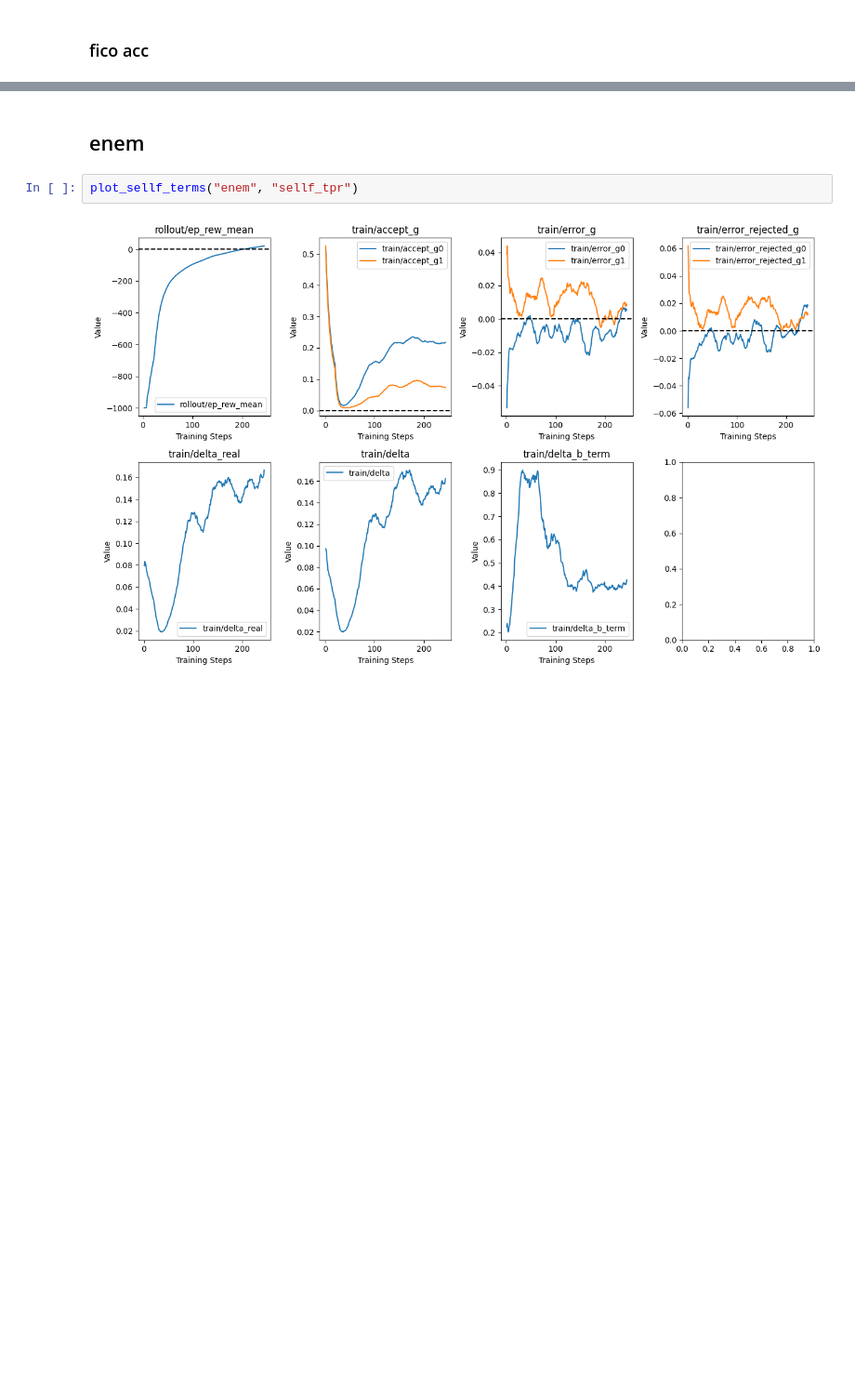
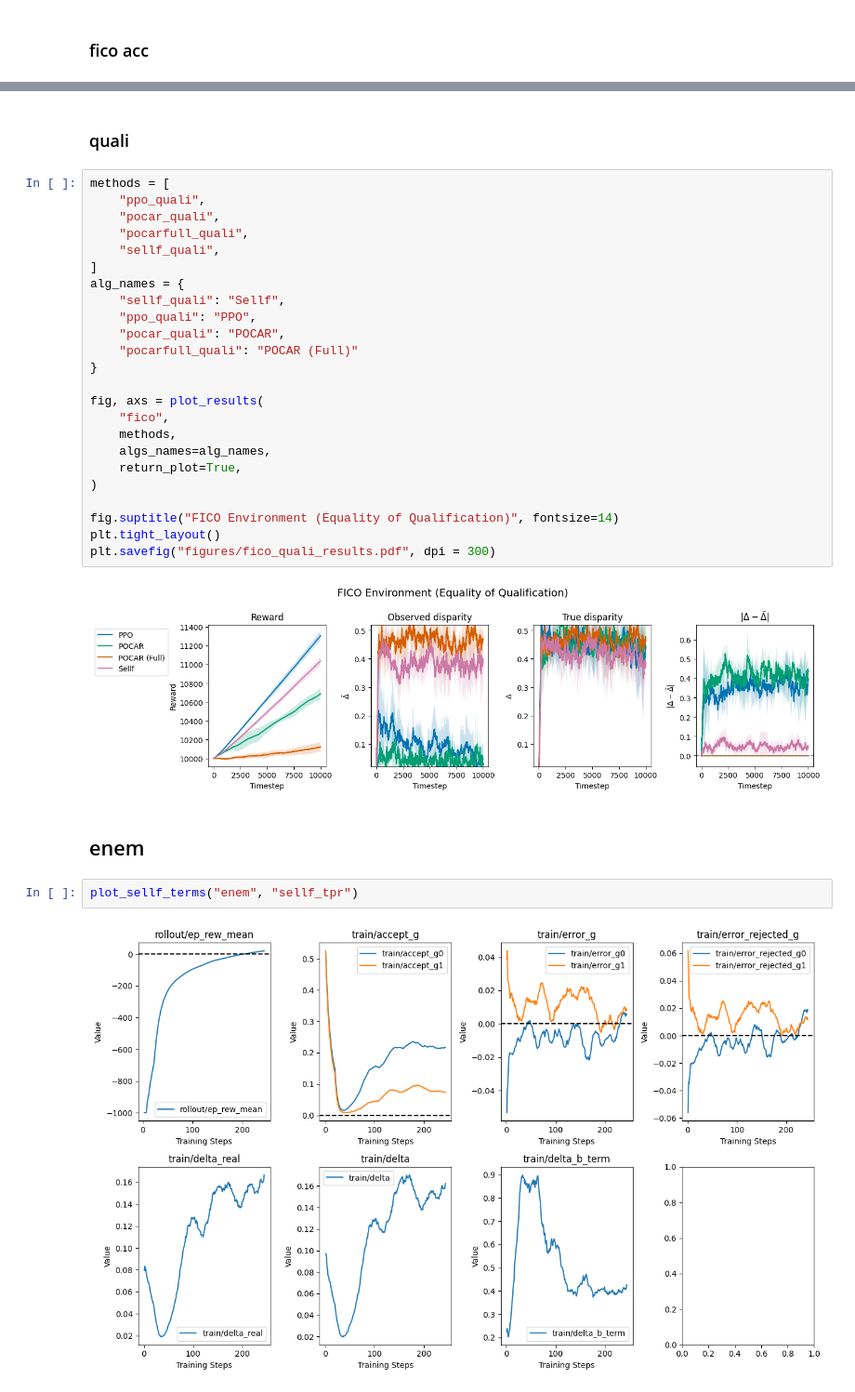
Before and after one commit to hiaac-finance/sellf, a Jupyter notebook: lending_experiment/plots.ipynb, the cells around one changed output, grey strips where cells are left out. Shown at 93% size. Saved outputs shown, nothing was run; the diff lists cells and outputs as text; blank space fills up the shorter version.

```diff
--- a/lending_experiment/plots.ipynb
+++ b/lending_experiment/plots.ipynb
@@ -249,3 +245,31 @@ plt.savefig("fico_acc_results.pdf", dpi = 300)
+# %% [markdown]
+### quali
+# %%
+methods = [
+    "ppo_quali",
+    "pocar_quali",
+    "pocarfull_quali",
+    "sellf_quali",
+]
+alg_names = {
+    "sellf_quali": "Sellf",
+    "ppo_quali": "PPO",
+    "pocar_quali": "POCAR",
+    "pocarfull_quali": "POCAR (Full)"
+}
+
+fig, axs = plot_results(
+    "fico",
+    methods,
+    algs_names=alg_names,
+    return_plot=True,
+)
+
+fig.suptitle("FICO Environment (Equality of Qualification)", fontsize=14)
+plt.tight_layout()
+plt.savefig("figures/fico_quali_results.pdf", dpi = 300)
+# %% [output]
+[figure, added]
 # %% [markdown]
 ## enem
 # %%
```
Also changed, not shown: parts of 11 cells of this notebook, 4 other files.
